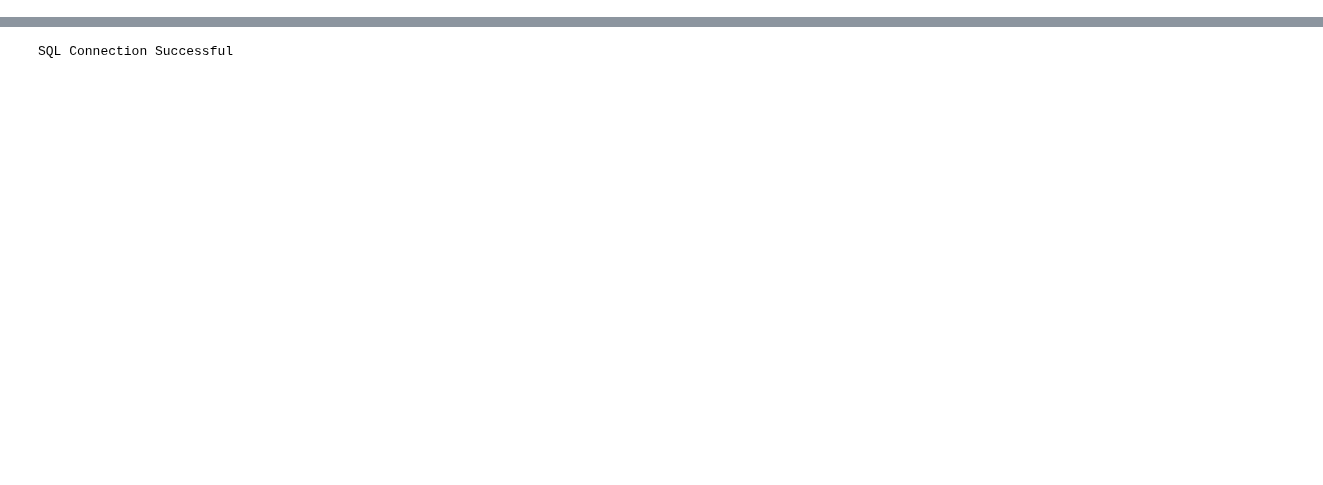
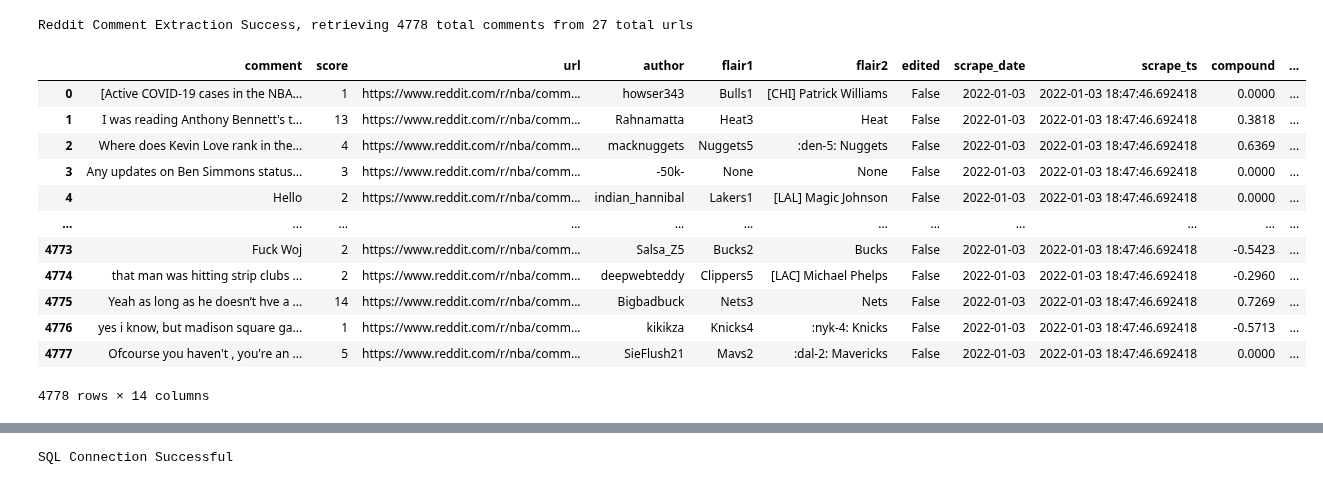
Before and after one commit to jyablonski/jyablonski_praq, a Jupyter notebook: extra_sql_scrapes.ipynb, the cells around one changed output, grey strips where cells are left out. Drawn from its saved outputs; the diff is of its cells as text; code cells hidden in the pictures; blank space fills up the shorter version.

```diff
--- a/extra_sql_scrapes.ipynb
+++ b/extra_sql_scrapes.ipynb
@@ -26,0 +188,2 @@ season_type = 'Regular Season'
+# %%
+reddit_data = get_reddit_data("nba")
@@ -26,0 +198,3 @@ season_type = 'Regular Season'
+# %%
+urls = reddit_data['reddit_url']
+urls2 = urls[urls.str.contains('reddit')]
@@ -26,0 +244,6 @@ season_type = 'Regular Season'
+# %%
+df = get_reddit_comments(urls2)
+# %% [output]
+Reddit Comment Extraction Success, retrieving 4778 total comments from 27 total urls
+# %%
+df = df.astype({"author": str})
@@ -26,0 +252,16 @@ season_type = 'Regular Season'
+# %%
+df
+# %% [output]
+|  | comment | score | url | author | flair1 | flair2 | edited | scrape_date | scrape_ts | compound | ... |
+| 0 | [Active COVID-19 cases in the NBA... | 1 | https://www.reddit.com/r/nba/comm... | howser343 | Bulls1 | [CHI] Patrick Williams | False | 2022-01-03 | 2022-01-03 18:47:46.692418 | 0.0000 | ... |
+| 1 | I was reading Anthony Bennett's t... | 13 | https://www.reddit.com/r/nba/comm... | Rahnamatta | Heat3 | Heat | False | 2022-01-03 | 2022-01-03 18:47:46.692418 | 0.3818 | ... |
+| 2 | Where does Kevin Love rank in the... | 4 | https://www.reddit.com/r/nba/comm... | macknuggets | Nuggets5 | :den-5: Nuggets | False | 2022-01-03 | 2022-01-03 18:47:46.692418 | 0.6369 | ... |
+| 3 | Any updates on Ben Simmons status... | 3 | https://www.reddit.com/r/nba/comm... | -50k- | None | None | False | 2022-01-03 | 2022-01-03 18:47:46.692418 | 0.0000 | ... |
+| 4 | Hello | 2 | https://www.reddit.com/r/nba/comm... | indian_hannibal | Lakers1 | [LAL] Magic Johnson | False | 2022-01-03 | 2022-01-03 18:47:46.692418 | 0.0000 | ... |
+| ... | ... | ... | ... | ... | ... | ... | ... | ... | ... | ... | ... |
+| 4773 | Fuck Woj | 2 | https://www.reddit.com/r/nba/comm... | Salsa_Z5 | Bucks2 | Bucks | False | 2022-01-03 | 2022-01-03 18:47:46.692418 | -0.5423 | ... |
+| 4774 | that man was hitting strip clubs ... | 2 | https://www.reddit.com/r/nba/comm... | deepwebteddy | Clippers5 | [LAC] Michael Phelps | False | 2022-01-03 | 2022-01-03 18:47:46.692418 | -0.2960 | ... |
+| 4775 | Yeah as long as he doesn’t hve a ... | 14 | https://www.reddit.com/r/nba/comm... | Bigbadbuck | Nets3 | Nets | False | 2022-01-03 | 2022-01-03 18:47:46.692418 | 0.7269 | ... |
+| 4776 | yes i know, but madison square ga... | 1 | https://www.reddit.com/r/nba/comm... | kikikza | Knicks4 | :nyk-4: Knicks | False | 2022-01-03 | 2022-01-03 18:47:46.692418 | -0.5713 | ... |
+| 4777 | Ofcourse you haven't , you're an ... | 5 | https://www.reddit.com/r/nba/comm... | SieFlush21 | Mavs2 | :dal-2: Mavericks | False | 2022-01-03 | 2022-01-03 18:47:46.692418 | 0.0000 | ... |
+4778 rows × 14 columns
```
Also changed, not shown: parts of 55 cells of this notebook, 29 other files.
